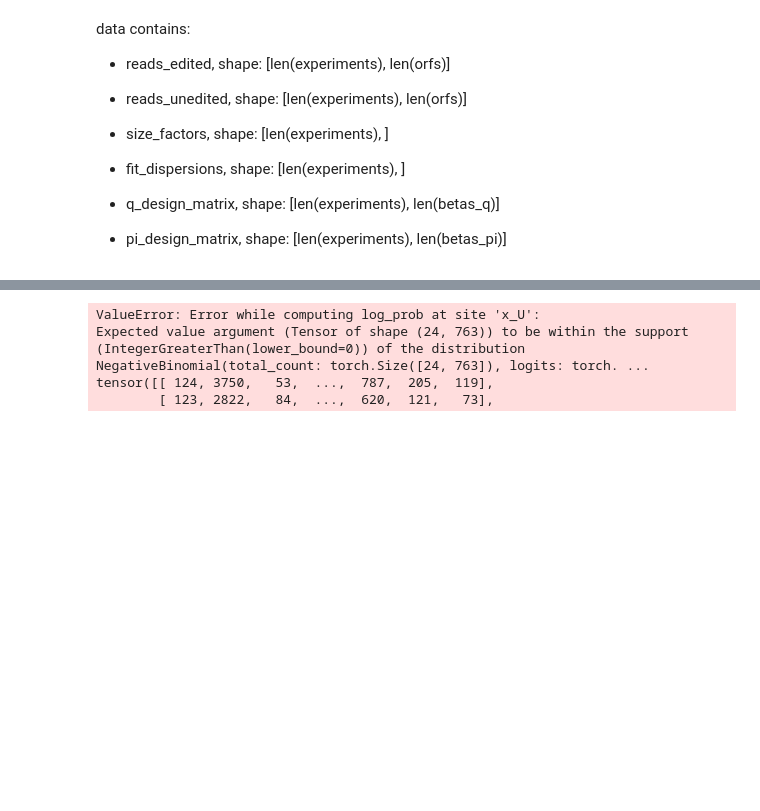
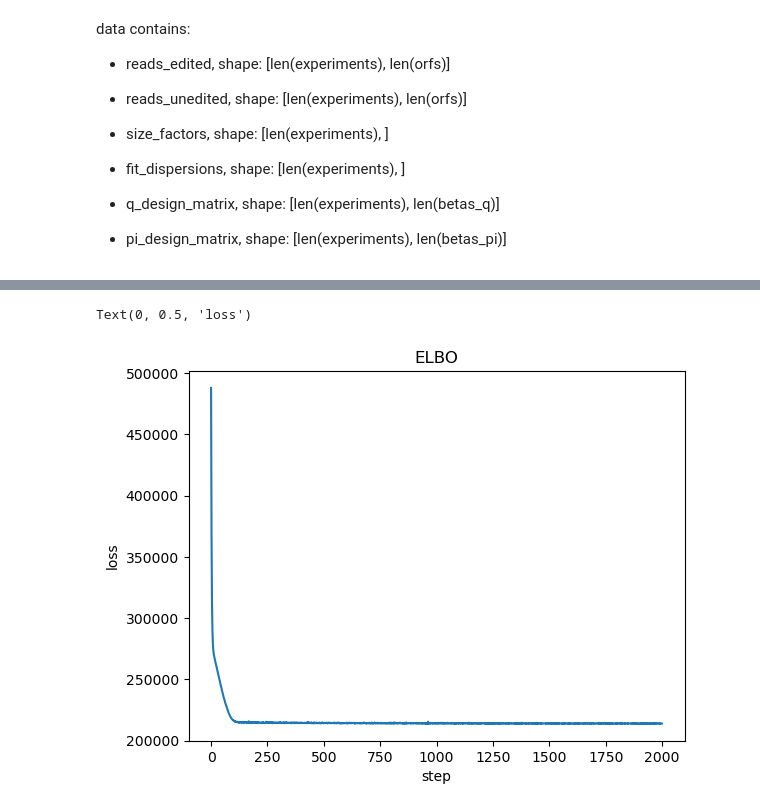
Before and after one commit to justin-delano/PPI-seq, a Jupyter notebook: code/PPIseq_NB_mixture.ipynb, the cells around one changed output, grey strips where cells are left out. Saved outputs shown, nothing was run; the diff lists cells and outputs as text; code cells hidden in the pictures; blank space fills up the shorter version.

```diff
--- a/code/PPIseq_NB_mixture.ipynb
+++ b/code/PPIseq_NB_mixture.ipynb
@@ -14,7 +16,9 @@ import pickle as pkl
 
 pyro.set_rng_seed(101)
 # %%
-data = pkl.load(open("/data/pinello/PROJECTS/2022_PPIseq/data/1028/1028_pyro_dict.pkl", "rb"))
+data = pkl.load(
+    open("/data/pinello/PROJECTS/2022_PPIseq/data/1028/1028_pyro_dict.pkl", "rb")
+)
 print(data.keys())
 # %% [output]
 dict_keys(['reads_edited', 'reads_unedited', 'size_factors', 'fit_dispersions', 'q_design_matrix', 'pi_design_matrix'])
@@ -97,7 +95,7 @@ svi = pyro.infer.SVI(
     model=ppiseq_model,
     guide=guide,
     optim=pyro.optim.ClippedAdam({"lr": initial_lr, "lrd": lrd}),
-    loss=pyro.infer.Trace_ELBO(max_plate_nesting=3),
+    loss=pyro.infer.Trace_ELBO(),
 )
 
 
@@ -105,10 +103,8 @@ svi = pyro.infer.SVI(
 # beta1s, beta1_vars, beta0s, beta0_vars, dm, dv, api, bpi, pis, losses = (
 #     [] for _ in range(10)
 # )
-num_steps = 100
-losses = []
-for t in range(num_steps):
-    losses.append(svi.step(data))
+# num_steps = 100
+losses = [svi.step(data) for _ in range(num_steps)]
 #     if t == 1:
 #         print(pyro.get_param_store())
 #     beta1s.append(pyro.param("AutoNormal.locs.beta_1").clone())
@@ -122,8 +118,13 @@ for t in range(num_steps):
 #     a = pyro.param("alpha_pi").clone().detach()
 #     b = pyro.param("beta_pi").clone().detach()
 #     pis.append(a / (a + b))
-# %% [output]
-ValueError: Error while computing log_prob at site 'x_U':
-Expected value argument (Tensor of shape (24, 763)) to be within the support (IntegerGreaterThan(lower_bound=0)) of the distribution NegativeBinomial(total_count: torch.Size([24, 763]), logits: torch. ...
-tensor([[ 124, 3750,   53,  ...,  787,  205,  119],
-        [ 123, 2822,   84,  ...,  620,  121,   73],
+# %%
+import matplotlib.pyplot as plt
+
+plt.plot(losses)
+plt.title("ELBO")
+plt.xlabel("step")
+plt.ylabel("loss")
+# %% [output]
+Text(0, 0.5, 'loss')
+[figure, added]
```
Also changed, not shown: parts of 3 cells of this notebook, 4 other files.
